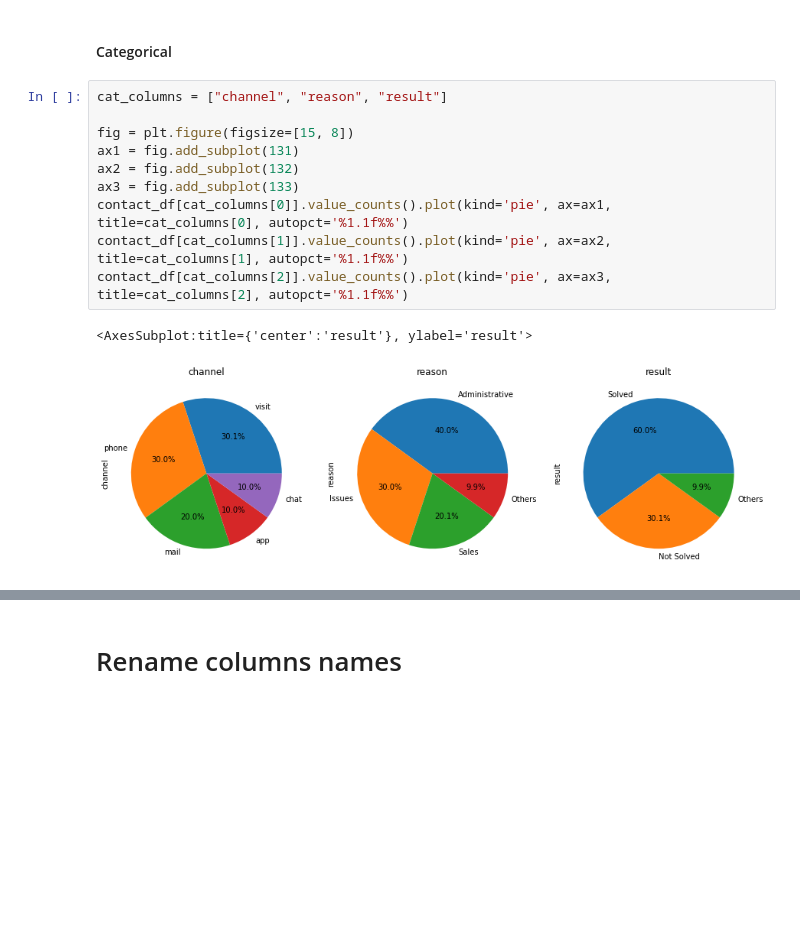
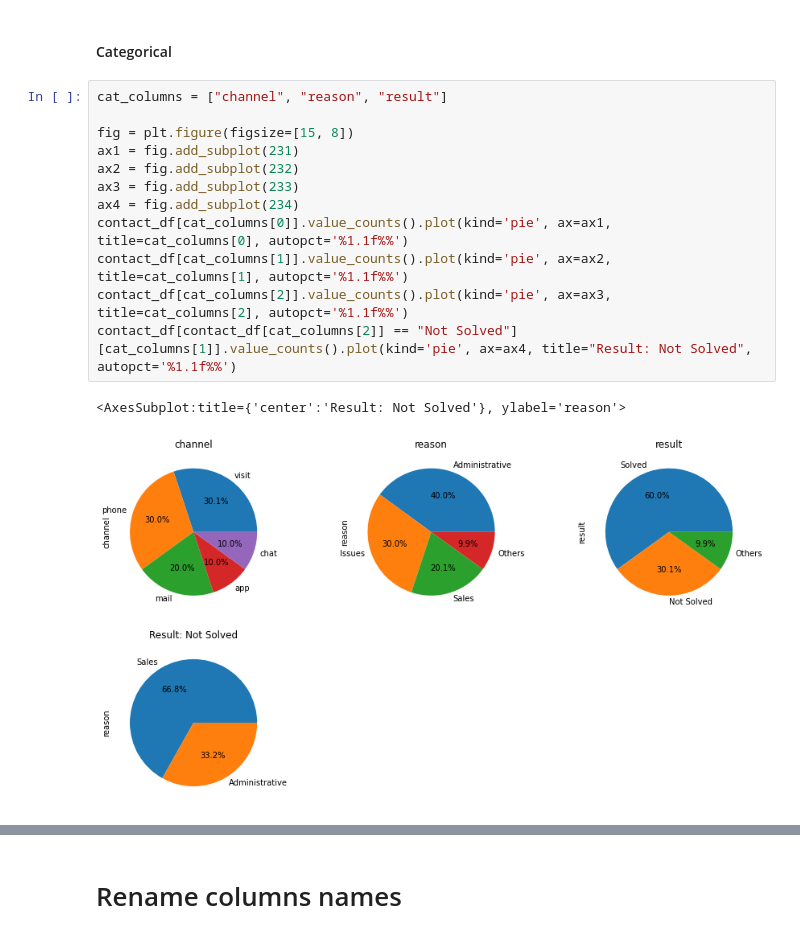
Before and after one commit to nicoperetti/fligoo-tech-interview, a Jupyter notebook: notebooks/EDA.ipynb, the cells around one changed output, grey strips where cells are left out. Cells and saved outputs as stored; diff of their text form; blank space fills up the shorter version.

```diff
--- a/notebooks/EDA.ipynb
+++ b/notebooks/EDA.ipynb
@@ -286,13 +338,15 @@ sns.lineplot(data=a, x="record_date", y="cust_id_mask", ax=ax)
 # %%
 cat_columns = ["channel", "reason", "result"]
 
 fig = plt.figure(figsize=[15, 8])
-ax1 = fig.add_subplot(131)
-ax2 = fig.add_subplot(132)
-ax3 = fig.add_subplot(133)
+ax1 = fig.add_subplot(231)
+ax2 = fig.add_subplot(232)
+ax3 = fig.add_subplot(233)
+ax4 = fig.add_subplot(234)
 contact_df[cat_columns[0]].value_counts().plot(kind='pie', ax=ax1, title=cat_columns[0], autopct='%1.1f%%')
 contact_df[cat_columns[1]].value_counts().plot(kind='pie', ax=ax2, title=cat_columns[1], autopct='%1.1f%%')
 contact_df[cat_columns[2]].value_counts().plot(kind='pie', ax=ax3, title=cat_columns[2], autopct='%1.1f%%')
+contact_df[contact_df[cat_columns[2]] == "Not Solved"][cat_columns[1]].value_counts().plot(kind='pie', ax=ax4, title="Result: Not Solved", autopct='%1.1f%%')
 # %% [output]
-<AxesSubplot:title={'center':'result'}, ylabel='result'>
+<AxesSubplot:title={'center':'Result: Not Solved'}, ylabel='reason'>
-[figure, old version]
+[figure, new version]
```
Also changed, not shown: parts of 33 cells of this notebook, 2 other files.
